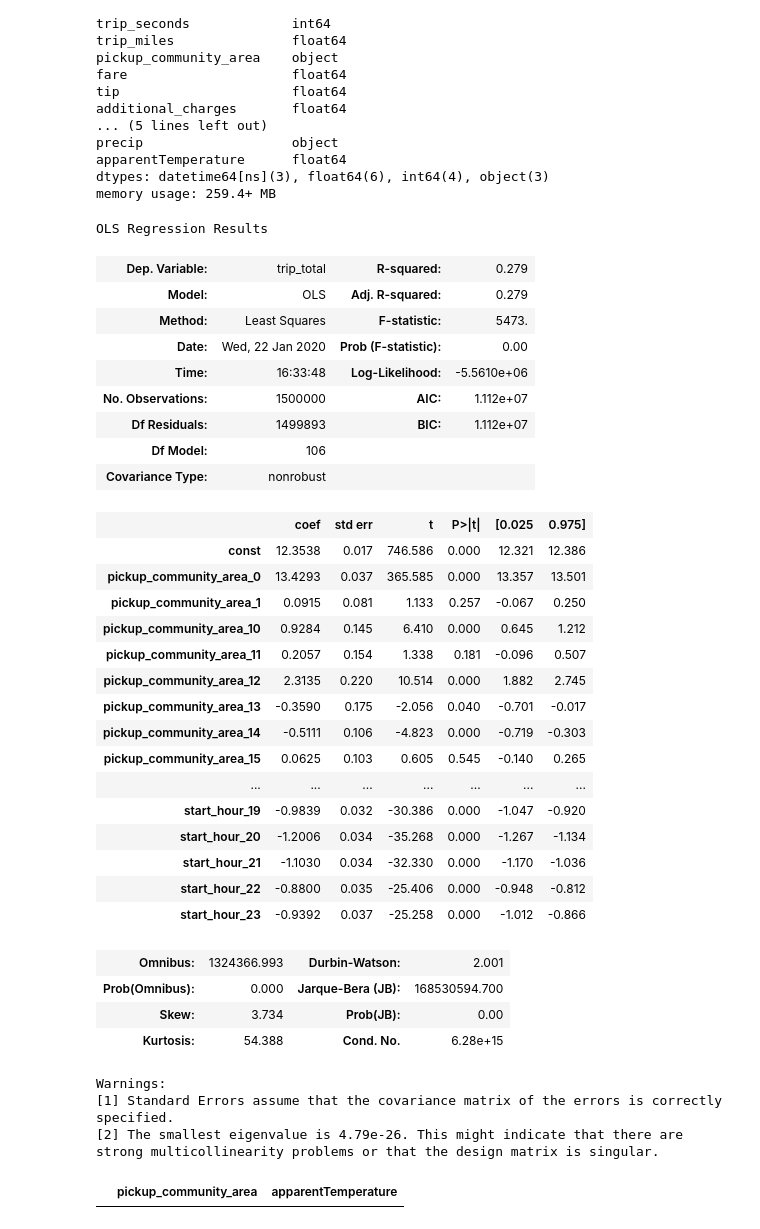
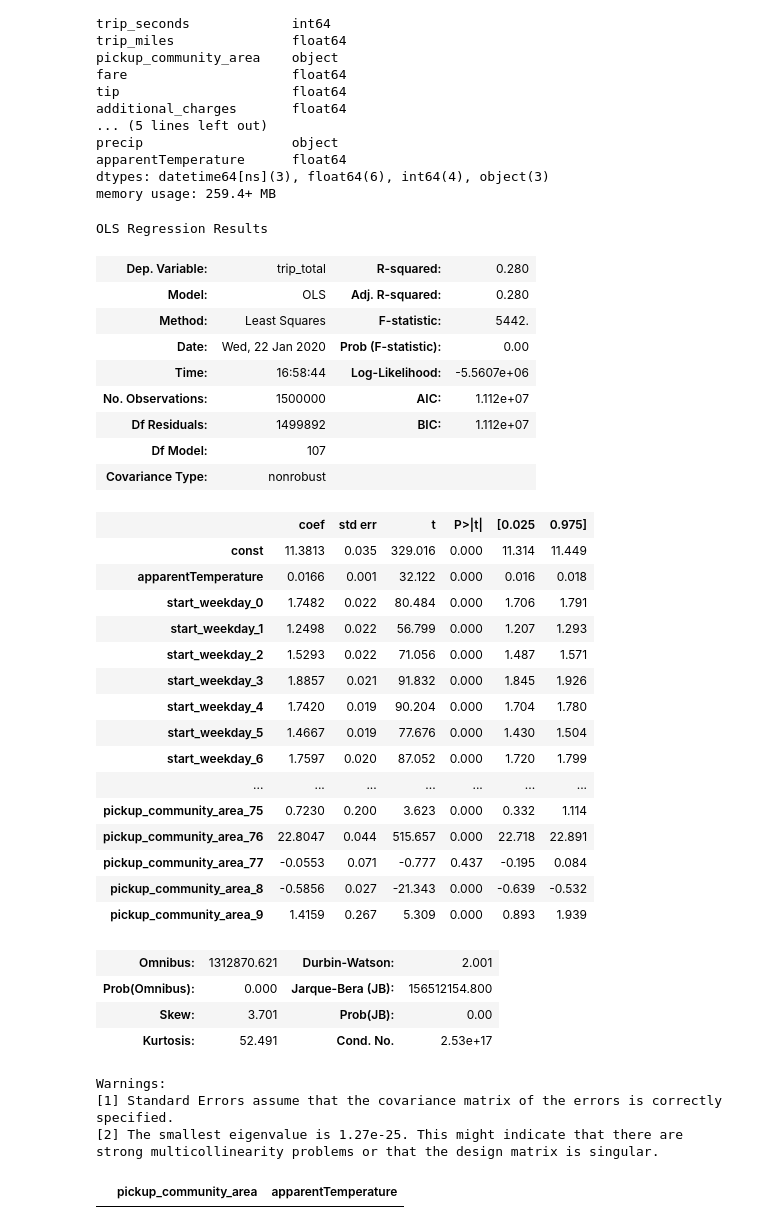
Before and after one commit to muoyo/chicago-ridesharing, a Jupyter notebook: notebooks/rideshare_EDA.ipynb, the cells around one changed output. Saved outputs shown, nothing was run; the diff lists cells and outputs as text; code cells hidden in the pictures.

Commit message:
Precipitation & temperature integrated

```diff
--- a/notebooks/rideshare_EDA.ipynb
+++ b/notebooks/rideshare_EDA.ipynb
@@ -189,69 +133,75 @@ memory usage: 259.4+ MB
 # %%
-columns_to_use = ['start_weekday', 'start_hour', 'pickup_community_area']
-
+columns_to_use = ['apparentTemperature', 'start_weekday', 'start_hour', 'pickup_community_area']
 columns_to_drop = [ col for col in df.columns if col not in columns_to_use ]
 X = df.drop(columns=columns_to_drop)
-# X['apparentTemperature']=X['apparentTemperature'].fillna(0)
+X['apparentTemperature']=X['apparentTemperature'].fillna(X['apparentTemperature'].median())
 X['pickup_community_area']=X['pickup_community_area'].fillna('0')
 
-
+cont_cols = ['apparentTemperature']
+cat_cols = [ col for col in columns_to_use if col not in cont_cols ]
 
 enc = OneHotEncoder()
 
 y = df['trip_total']
 
 # Split data into training and test sets
 X_train, X_test, y_train, y_test = train_test_split(X, y, test_size=0.25)
 
+X_train_cont = X_train[cont_cols]
+X_train_cat = X_train[cat_cols]
+X_test_cont = X_test[cont_cols]
+X_test_cat = X_test[cat_cols]
+
+
 # Transform training and test sets
-X_train_enc = enc.fit_transform(X_train, y_train)
-X_test_enc = enc.transform(X_test)
+X_train_enc = enc.fit_transform(X_train_cat, y_train)
+X_test_enc = enc.transform(X_test_cat)
 
 # Convert these columns into a DataFrame
-columns = enc.get_feature_names(input_features=X_train.columns)
-X_train = pd.DataFrame(X_train_enc.todense(), columns=columns, index=X_train.index)
-X_test = pd.DataFrame(X_test_enc.todense(), columns=columns, index=X_test.index)
+columns = enc.get_feature_names(input_features=X_train_cat.columns)
+X_train_cat = pd.DataFrame(X_train_enc.todense(), columns=columns, index=X_train.index)
+X_test_cat = pd.DataFrame(X_test_enc.todense(), columns=columns, index=X_test.index)
 
 # Combine categorical and continuous features into the final dataframe
-# X_train_all = pd.concat([pd.DataFrame(X_train_imputed_scaled), X_train], axis=1)
-# X_test_all = pd.concat([pd.DataFrame(X_test_imputed_scaled), X_test], axis=1)
+X_train = pd.concat([X_train_cont, X_train_cat], axis=1)
+X_test = pd.concat([X_test_cont, X_test_cat], axis=1)
 
 X_train = sm.add_constant(X_train)
 X_test = sm.add_constant(X_test)
 model = sm.OLS(y_train,X_train).fit()
 model.summary()
 # %% [output]
 OLS Regression Results
-| Dep. Variable: | trip_total | R-squared: | 0.279 |
-| Model: | OLS | Adj. R-squared: | 0.279 |
-| Method: | Least Squares | F-statistic: | 5473. |
+| Dep. Variable: | trip_total | R-squared: | 0.280 |
+| Model: | OLS | Adj. R-squared: | 0.280 |
+| Method: | Least Squares | F-statistic: | 5442. |
 | Date: | Wed, 22 Jan 2020 | Prob (F-statistic): | 0.00 |
-| Time: | 16:33:48 | Log-Likelihood: | -5.5610e+06 |
+| Time: | 16:58:44 | Log-Likelihood: | -5.5607e+06 |
 | No. Observations: | 1500000 | AIC: | 1.112e+07 |
-| Df Residuals: | 1499893 | BIC: | 1.112e+07 |
-| Df Model: | 106 |  |  |
+| Df Residuals: | 1499892 | BIC: | 1.112e+07 |
+| Df Model: | 107 |  |  |
 | Covariance Type: | nonrobust |  |  |
 |  | coef | std err | t | P>|t| | [0.025 | 0.975] |
-| const | 12.3538 | 0.017 | 746.586 | 0.000 | 12.321 | 12.386 |
-| pickup_community_area_0 | 13.4293 | 0.037 | 365.585 | 0.000 | 13.357 | 13.501 |
-| pickup_community_area_1 | 0.0915 | 0.081 | 1.133 | 0.257 | -0.067 | 0.250 |
-| pickup_community_area_10 | 0.9284 | 0.145 | 6.410 | 0.000 | 0.645 | 1.212 |
-| pickup_community_area_11 | 0.2057 | 0.154 | 1.338 | 0.181 | -0.096 | 0.507 |
-| pickup_community_area_12 | 2.3135 | 0.220 | 10.514 | 0.000 | 1.882 | 2.745 |
-| pickup_community_area_13 | -0.3590 | 0.175 | -2.056 | 0.040 | -0.701 | -0.017 |
-| pickup_community_area_14 | -0.5111 | 0.106 | -4.823 | 0.000 | -0.719 | -0.303 |
-| pickup_community_area_15 | 0.0625 | 0.103 | 0.605 | 0.545 | -0.140 | 0.265 |
+| const | 11.3813 | 0.035 | 329.016 | 0.000 | 11.314 | 11.449 |
+| apparentTemperature | 0.0166 | 0.001 | 32.122 | 0.000 | 0.016 | 0.018 |
+| start_weekday_0 | 1.7482 | 0.022 | 80.484 | 0.000 | 1.706 | 1.791 |
+| start_weekday_1 | 1.2498 | 0.022 | 56.799 | 0.000 | 1.207 | 1.293 |
+| start_weekday_2 | 1.5293 | 0.022 | 71.056 | 0.000 | 1.487 | 1.571 |
+| start_weekday_3 | 1.8857 | 0.021 | 91.832 | 0.000 | 1.845 | 1.926 |
+| start_weekday_4 | 1.7420 | 0.019 | 90.204 | 0.000 | 1.704 | 1.780 |
+| start_weekday_5 | 1.4667 | 0.019 | 77.676 | 0.000 | 1.430 | 1.504 |
+| start_weekday_6 | 1.7597 | 0.020 | 87.052 | 0.000 | 1.720 | 1.799 |
 | ... | ... | ... | ... | ... | ... | ... |
-| start_hour_19 | -0.9839 | 0.032 | -30.386 | 0.000 | -1.047 | -0.920 |
-| start_hour_20 | -1.2006 | 0.034 | -35.268 | 0.000 | -1.267 | -1.134 |
-| start_hour_21 | -1.1030 | 0.034 | -32.330 | 0.000 | -1.170 | -1.036 |
-| start_hour_22 | -0.8800 | 0.035 | -25.406 | 0.000 | -0.948 | -0.812 |
-| start_hour_23 | -0.9392 | 0.037 | -25.258 | 0.000 | -1.012 | -0.866 |
+| pickup_community_area_75 | 0.7230 | 0.200 | 3.623 | 0.000 | 0.332 | 1.114 |
+| pickup_community_area_76 | 22.8047 | 0.044 | 515.657 | 0.000 | 22.718 | 22.891 |
+| pickup_community_area_77 | -0.0553 | 0.071 | -0.777 | 0.437 | -0.195 | 0.084 |
+| pickup_community_area_8 | -0.5856 | 0.027 | -21.343 | 0.000 | -0.639 | -0.532 |
+| pickup_community_area_9 | 1.4159 | 0.267 | 5.309 | 0.000 | 0.893 | 1.939 |
-| Omnibus: | 1324366.993 | Durbin-Watson: | 2.001 |
-| Prob(Omnibus): | 0.000 | Jarque-Bera (JB): | 168530594.700 |
-| Skew: | 3.734 | Prob(JB): | 0.00 |
-| Kurtosis: | 54.388 | Cond. No. | 6.28e+15 |
+| Omnibus: | 1312870.621 | Durbin-Watson: | 2.001 |
+| Prob(Omnibus): | 0.000 | Jarque-Bera (JB): | 156512154.800 |
+| Skew: | 3.701 | Prob(JB): | 0.00 |
+| Kurtosis: | 52.491 | Cond. No. | 2.53e+17 |
 Warnings:
 [1] Standard Errors assume that the covariance matrix of the errors is correctly specified.
-[2] The smallest eigenvalue is 4.79e-26. This might indicate that there are
+[2] The smallest eigenvalue is 1.27e-25. This might indicate that there are
 strong multicollinearity problems or that the design matrix is singular.
```
Also changed, not shown: parts of 3 cells of this notebook.
